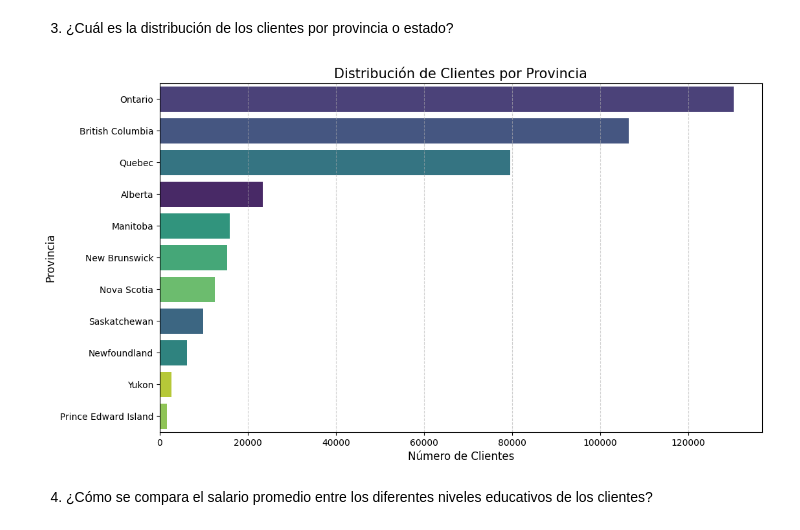
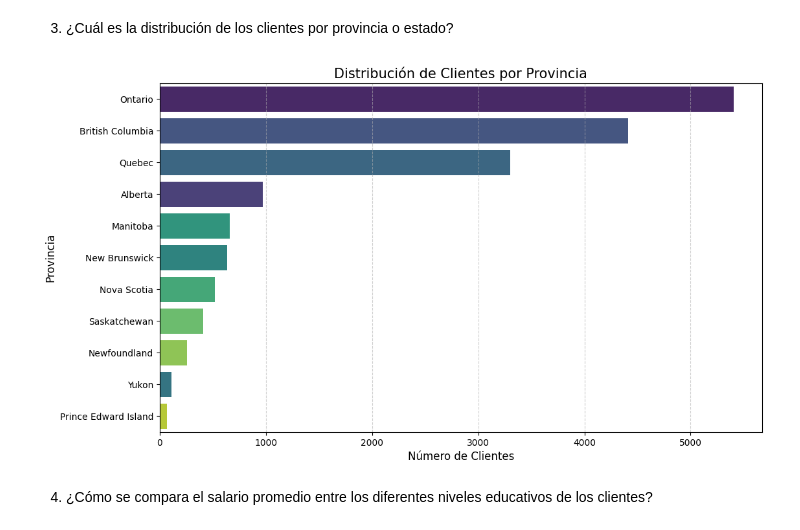
Before and after one commit to Adalab/bda-modulo-3-evaluacion-final-Eleonora1989, a Jupyter notebook: bbdd_flight_loyalty.ipynb, the cells around one changed output. Cells and saved outputs as stored; diff of their text form; code cells hidden in the pictures.

```diff
--- a/bbdd_flight_loyalty.ipynb
+++ b/bbdd_flight_loyalty.ipynb
@@ -597,17 +597,17 @@ plt.title('Relación entre distancia de vuelos y puntos acumulados');
 3. ¿Cuál es la distribución de los clientes por provincia o estado?
 # %%
 # Configuramos el orden de mayor a menor para facilitar la lectura
-orden = df_unido['province'].value_counts().index
+orden = df_customer_loyalty['province'].value_counts().index
 
 plt.figure(figsize=(12, 7))
-sns.countplot(data=df_unido, y='province', order=orden, palette='viridis',hue='province')
+sns.countplot(data=df_customer_loyalty, y='province', order=orden, palette='viridis',hue='province')
 plt.title('Distribución de Clientes por Provincia', fontsize=15)
 plt.xlabel('Número de Clientes', fontsize=12)
 plt.ylabel('Provincia', fontsize=12)
 plt.grid(axis='x', linestyle='--', alpha=0.6)
 plt.show();
 # %% [output]
-[figure, old version]
+[figure, new version]
 # %%
 # Concentración en Mercados Principales:
 # Ontario, British Columbia y Quebec suelen ser las provincias con más clientes.
```
Also changed, not shown: parts of 4 cells of this notebook, 1 other file.
